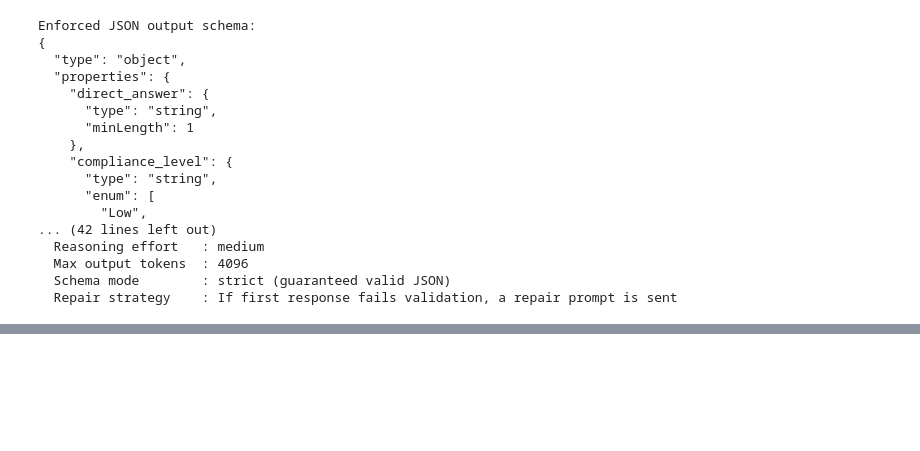
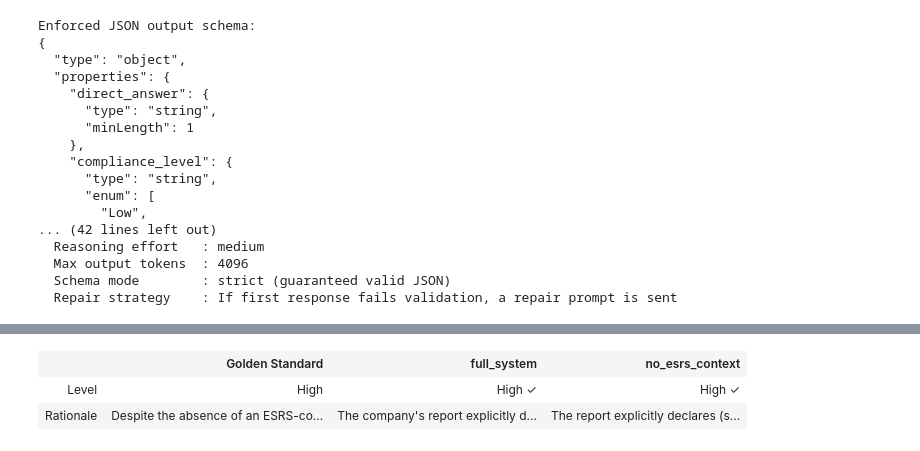
Before and after one commit to sinahaghgoo/ESRS-Regulation-Bot, a Jupyter notebook: notebooks/03_rq2_prompt_injection_walkthrough.ipynb, the cells around one changed output, grey strips where cells are left out. Saved outputs shown, nothing was run; the diff lists cells and outputs as text; code cells hidden in the pictures; blank space fills up the shorter version.

```diff
--- a/notebooks/03_rq2_prompt_injection_walkthrough.ipynb
+++ b/notebooks/03_rq2_prompt_injection_walkthrough.ipynb
@@ -601,0 +733,83 @@ show_result("Condition: no_esrs_context (WITHOUT ESRS context)", result_no_ctx,
+# %%
+# Build rich HTML comparison cards for each question × company
+for qid in EXAMPLE_QUESTIONS:
+    first = examples[qid][EXAMPLE_COMPANIES[0]]
+    display(HTML(f'''
+    <div style="margin:2em 0 0.5em 0; padding:10px 15px; background:#2c3e50; color:white;
+                border-radius:8px 8px 0 0;">
+        <h3 style="margin:0; color:white;">{qid} — {first.esrs_standard} ({first.esrs_disclosure_id})</h3>
+        <p style="margin:4px 0 0 0; font-size:0.85em; opacity:0.9;">{html_mod.escape(first.question[:150])}...</p>
+    </div>
+    '''))
+
+    for comp in EXAMPLE_COMPANIES:
+        s = examples[qid][comp]
+        r_full = results[(qid, comp, "full_system")]
+        r_none = results[(qid, comp, "no_esrs_context")]
+        gold = s.fulfillment_level
+
+        def level_badge(level, is_match):
+            color = {"High": "#27ae60", "Medium": "#f39c12", "Low": "#e74c3c"}.get(level, "#333")
+            bg = {"High": "#eafaf1", "Medium": "#fef9e7", "Low": "#fdedec"}.get(level, "#f9f9f9")
+            icon = "✓" if is_match else "✗"
+            icon_color = "#27ae60" if is_match else "#e74c3c"
+            return f'<span style="background:{bg}; color:{color}; padding:3px 10px; border-radius:12px; font-weight:bold; border:1px solid {color};">{level}</span> <span style="color:{icon_color}; font-weight:bold;">{icon}</span>'
+
+        gold_badge = f'<span style="background:#eee; color:#333; padding:3px 10px; border-radius:12px; font-weight:bold; border:1px solid #999;">{gold}</span>'
+
+        full_match = r_full["compliance_level"] == gold
+        none_match = r_none["compliance_level"] == gold
+
+        def truncate(text, max_len=500):
+            if not text:
+                return "<em style='color:#999'>No rationale provided</em>"
+            t = html_mod.escape(text)
+            if len(t) > max_len:
+                return t[:max_len] + "…"
+            return t
+
+        gold_rationale = truncate(s.fulfillment_rationale)
+        full_rationale = truncate(r_full.get("rationale", ""))
+        none_rationale = truncate(r_none.get("rationale", ""))
+
+        html_str = f'''
+        <div style="border:1px solid #ddd; border-radius:0 0 4px 4px; margin-bottom:12px; overflow:hidden;">
+            <div style="background:#ecf0f1; padding:8px 15px; font-weight:bold; font-size:1.05em;
+                        border-bottom:1px solid #ddd;">
+                {html_mod.escape(comp)}
+            </div>
+            <table style="width:100%; border-collapse:collapse; font-size:0.88em;">
+                <tr style="background:#f8f9fa;">
+                    <th style="padding:8px 12px; text-align:left; width:18%; border-bottom:1px solid #eee;"></th>
+                    <th style="padding:8px 12px; text-align:center; width:27%; border-bottom:1px solid #eee; color:#2c3e50;">
+                        Golden Standard
+                    </th>
+                    <th style="padding:8px 12px; text-align:center; width:27%; border-bottom:1px solid #eee; color:#3498db;">
+                        full_system
+                    </th>
+                    <th style="padding:8px 12px; text-align:center; width:27%; border-bottom:1px solid #eee; color:#e74c3c;">
+                        no_esrs_context
+                    </th>
+                </tr>
+                <tr>
+                    <td style="padding:8px 12px; font-weight:bold; border-right:1px solid #eee;">Level</td>
+                    <td style="padding:8px 12px; text-align:center; border-right:1px solid #eee;">{gold_badge}</td>
+                    <td style="padding:8px 12px; text-align:center; border-right:1px solid #eee;">{level_badge(r_full["compliance_level"], full_match)}</td>
+                    <td style="padding:8px 12px; text-align:center;">{level_badge(r_none["compliance_level"], none_match)}</td>
+                </tr>
+                <tr style="background:#fafafa;">
+                    <td style="padding:8px 12px; font-weight:bold; vertical-align:top; border-right:1px solid #eee;">Rationale</td>
+                    <td style="padding:8px 12px; font-size:0.9em; line-height:1.4; border-right:1px solid #eee; color:#555;">
+                        {gold_rationale}
+                    </td>
+                    <td style="padding:8px 12px; font-size:0.9em; line-height:1.4; border-right:1px solid #eee; color:#555;">
+                        {full_rationale}
+                    </td>
+                    <td style="padding:8px 12px; font-size:0.9em; line-height:1.4; color:#555;">
+                        {none_rationale}
+                    </td>
+                </tr>
+            </table>
+        </div>'''
+        display(HTML(html_str))
+# %% [output]
@@ -601,0 +819,3 @@ show_result("Condition: no_esrs_context (WITHOUT ESRS context)", result_no_ctx,
+|  | Golden Standard | full_system | no_esrs_context |
+| Level | High | High ✓ | High ✓ |
+| Rationale | Despite the absence of an ESRS-co... | The company's report explicitly d... | The report explicitly declares (s... |
```
Also changed, not shown: parts of 49 cells of this notebook, 5 other files.
